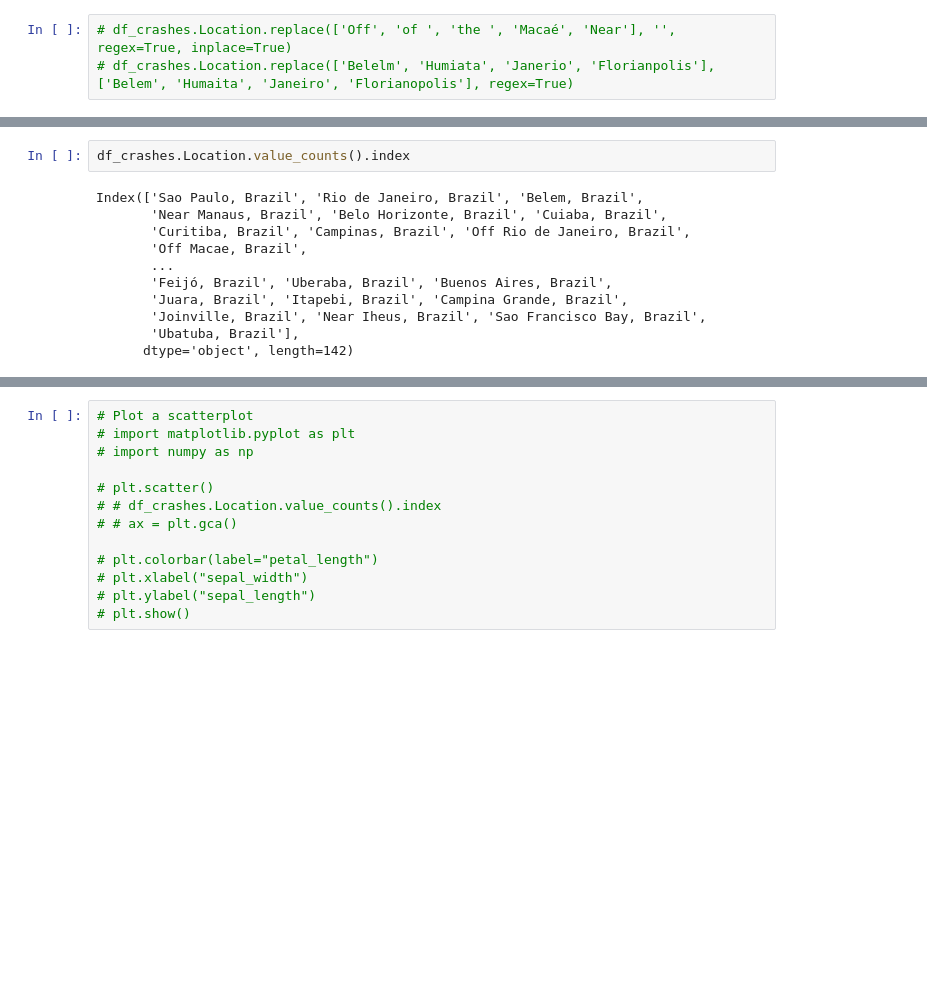
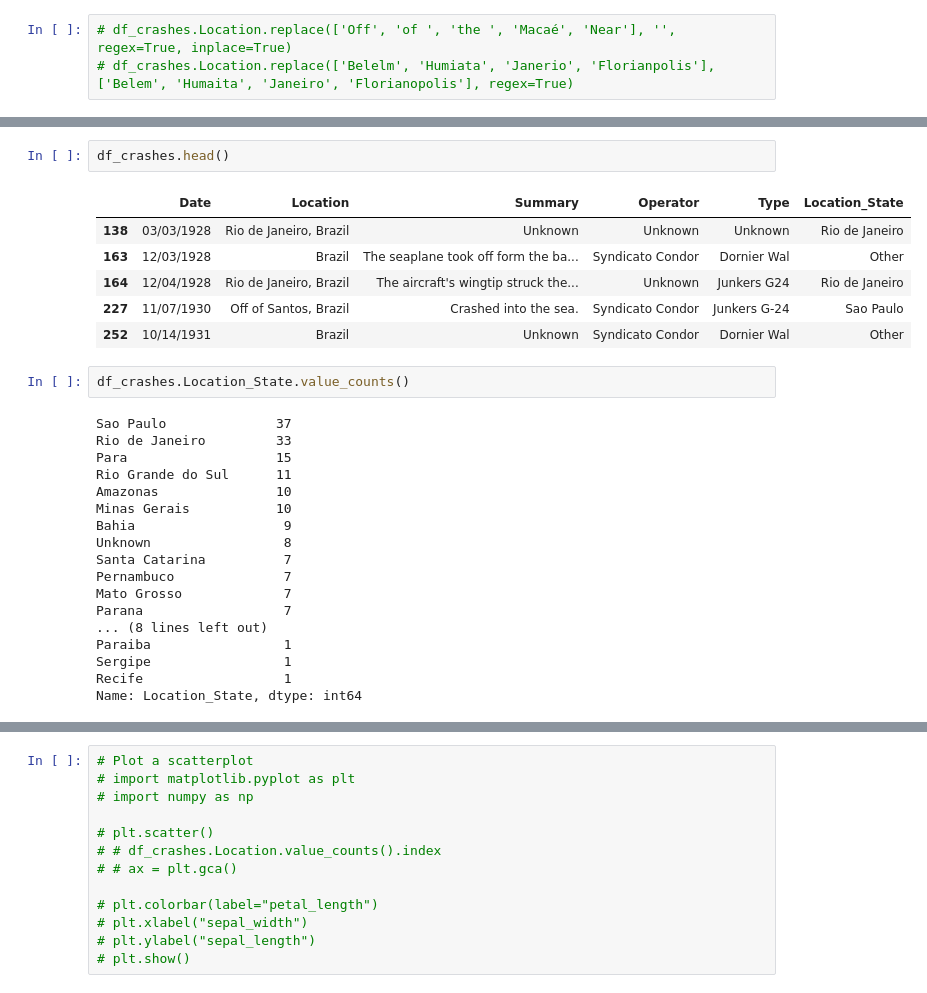
Before and after one commit to bjuncklaus/AirplaneCrashes, a Jupyter notebook: brazilian_crashes.ipynb, the cells around one changed output, grey strips where cells are left out. Cells and saved outputs as stored; diff of their text form; blank space fills up the shorter version.

```diff
--- a/brazilian_crashes.ipynb
+++ b/brazilian_crashes.ipynb
@@ -38,13 +232,29 @@ df_crashes.head()
+# %%
+df_crashes.head()
+# %% [output]
+|  | Date | Location | Summary | Operator | Type | Location_State |
+| 138 | 03/03/1928 | Rio de Janeiro, Brazil | Unknown | Unknown | Unknown | Rio de Janeiro |
+| 163 | 12/03/1928 | Brazil | The seaplane took off form the ba... | Syndicato Condor | Dornier Wal | Other |
+| 164 | 12/04/1928 | Rio de Janeiro, Brazil | The aircraft's wingtip struck the... | Unknown | Junkers G24 | Rio de Janeiro |
+| 227 | 11/07/1930 | Off of Santos, Brazil | Crashed into the sea. | Syndicato Condor | Junkers G-24 | Sao Paulo |
+| 252 | 10/14/1931 | Brazil | Unknown | Syndicato Condor | Dornier Wal | Other |
 # %%
-df_crashes.Location.value_counts().index
+df_crashes.Location_State.value_counts()
 # %% [output]
-Index(['Sao Paulo, Brazil', 'Rio de Janeiro, Brazil', 'Belem, Brazil',
-       'Near Manaus, Brazil', 'Belo Horizonte, Brazil', 'Cuiaba, Brazil',
-       'Curitiba, Brazil', 'Campinas, Brazil', 'Off Rio de Janeiro, Brazil',
-       'Off Macae, Brazil',
-       ...
-       'Feijó, Brazil', 'Uberaba, Brazil', 'Buenos Aires, Brazil',
-       'Juara, Brazil', 'Itapebi, Brazil', 'Campina Grande, Brazil',
-       'Joinville, Brazil', 'Near Iheus, Brazil', 'Sao Francisco Bay, Brazil',
-       'Ubatuba, Brazil'],
-      dtype='object', length=142)
+Sao Paulo              37
+Rio de Janeiro         33
+Para                   15
+Rio Grande do Sul      11
+Amazonas               10
+Minas Gerais           10
+Bahia                   9
+Unknown                 8
+Santa Catarina          7
+Pernambuco              7
+Mato Grosso             7
+Parana                  7
+... (8 lines left out)
+Paraiba                 1
+Sergipe                 1
+Recife                  1
+Name: Location_State, dtype: int64
```
Also changed, not shown: parts of 4 cells of this notebook.
